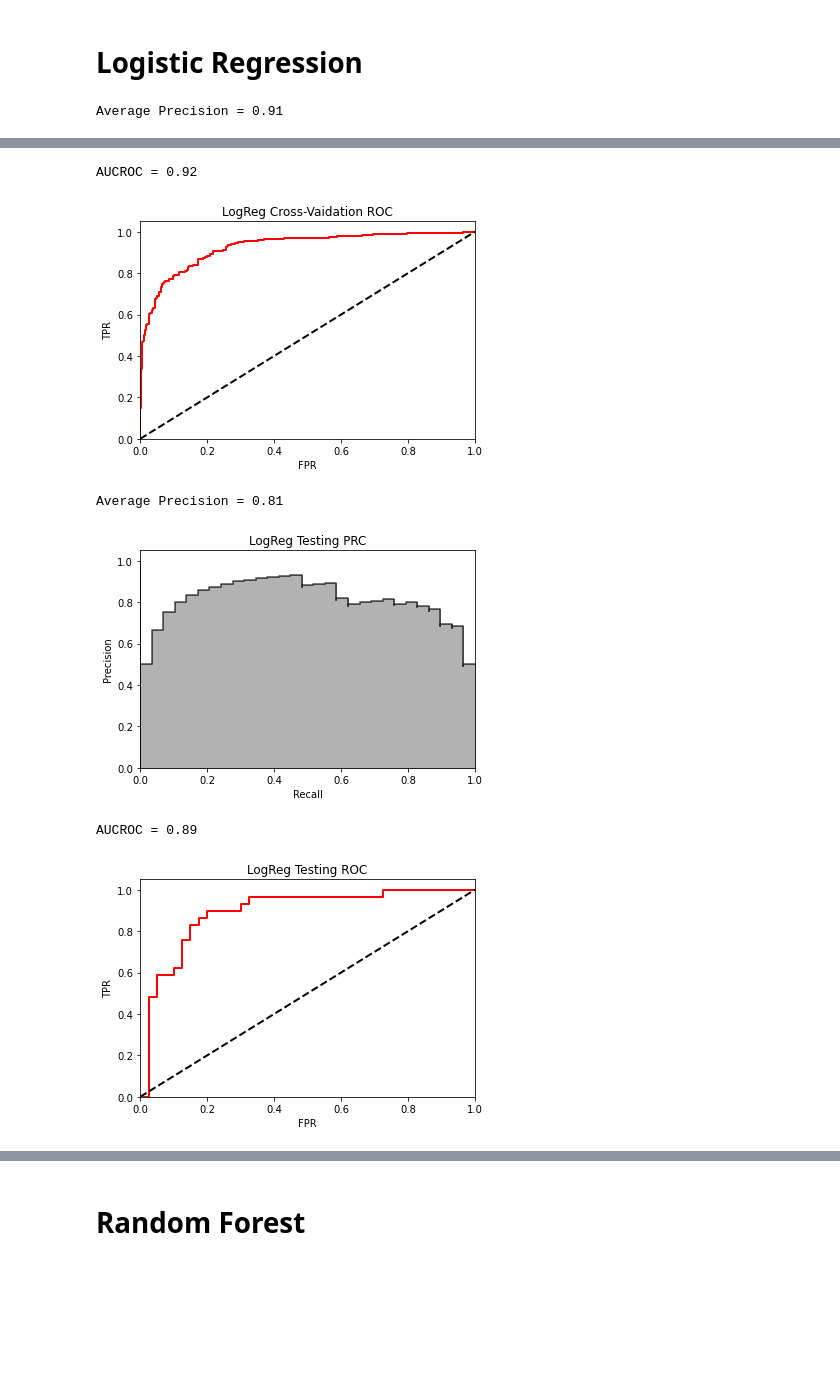
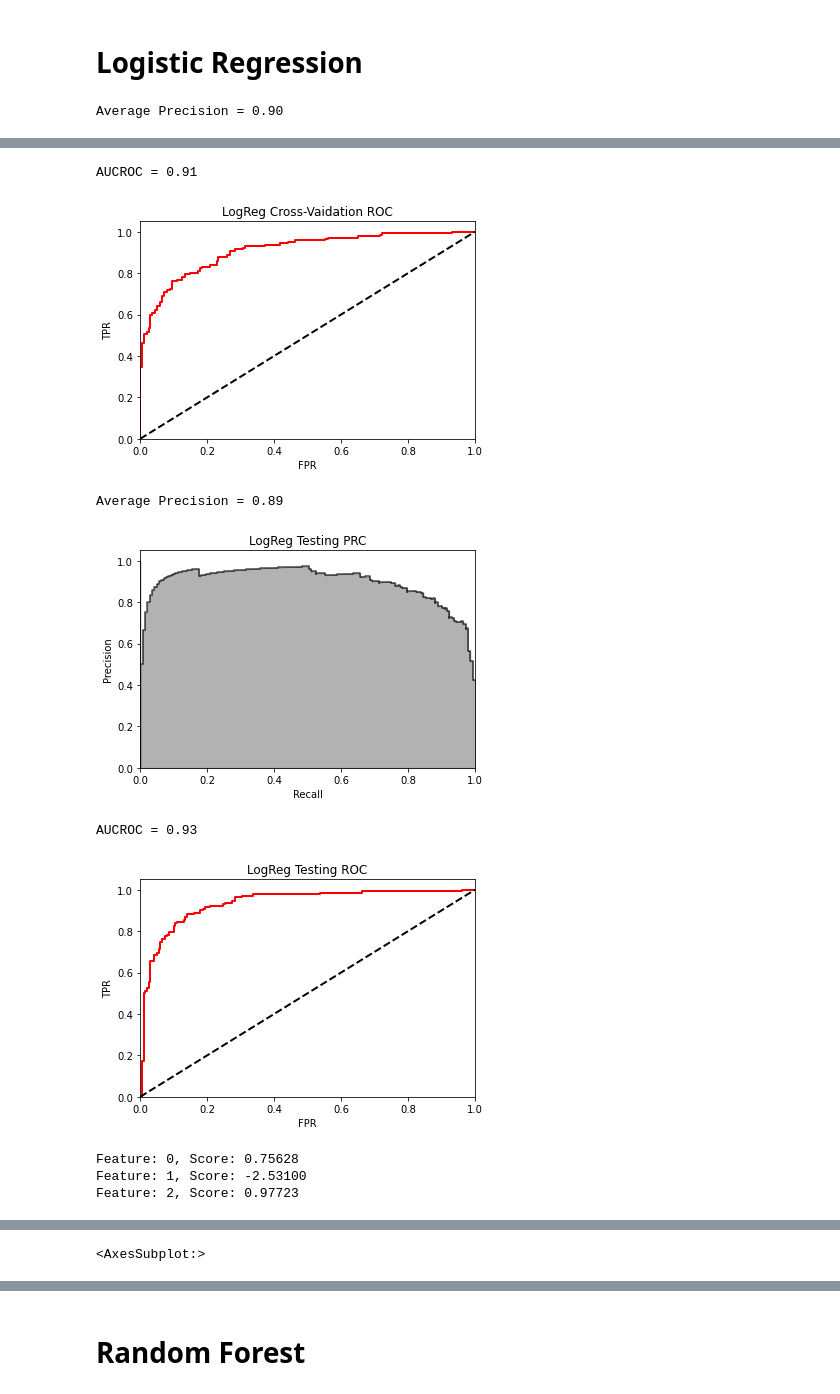
Before and after one commit to fellipepf/final-project-datascience-mtu, a Jupyter notebook: code/paper_baseline_experiment/baseline-experiments.ipynb, the cells around one changed output, grey strips where cells are left out. Saved outputs shown, nothing was run; the diff lists cells and outputs as text; code cells hidden in the pictures; blank space fills up the shorter version.

Commit message:
feature importance in baseline-experiments.ipynb notebook

```diff
--- a/code/paper_baseline_experiment/baseline-experiments.ipynb
+++ b/code/paper_baseline_experiment/baseline-experiments.ipynb
@@ -65,7 +67,7 @@ dataX.loc[:, dataX.columns] = scaler.fit_transform(dataX[dataX.columns])
 X_TRAIN, X_TEST, Y_TRAIN, Y_TEST = train_test_split(
     dataX,
     dataY,
-    test_size=0.10,
+    test_size=0.5,
     random_state=2019,
     stratify=dataY
 )
@@ -161,10 +163,25 @@ logreg = LogisticRegression( **_PARAMS_LORGREG )
 logreg, logreg_y_preds, logreg_y_trues = model_predict_k_fold( logreg_train_func, logreg_pred_func, logreg )
 logreg_test_preds = logreg_pred_func( logreg, X_TEST )
 
+#precision-recall curves (PRC)
+#Receiver-operator curves (ROC)
 plot_prc_curve( logreg_y_preds, logreg_y_trues, "LogReg Cross-Vaidation PRC" )
 plot_roc_curve( logreg_y_preds, logreg_y_trues, "LogReg Cross-Vaidation ROC" )
 
 plot_prc_curve( logreg_test_preds, Y_TEST, "LogReg Testing PRC" )
 plot_roc_curve( logreg_test_preds, Y_TEST, "LogReg Testing ROC" )
+
+# get importance
+importance = logreg.coef_[0]
+# summarize feature importance
+for i,v in enumerate(importance):
+	print('Feature: %0d, Score: %.5f' % (i,v))
+# plot feature importance
+pyplot.bar([x for x in range(len(importance))], importance)
+pyplot.show()
+
+(pd.Series(logreg.coef_[0], index=X_TRAIN.columns)
+   .nlargest(4)
+   .plot(kind='barh'))
 # %% [output]
-Average Precision = 0.91
+Average Precision = 0.90
@@ -172,6 +189,9 @@ Average Precision = 0.91
-AUCROC = 0.92
+AUCROC = 0.91
-[figure, old version]
+[figure, new version]
-Average Precision = 0.81
+Average Precision = 0.89
-[figure, old version]
+[figure, new version]
-AUCROC = 0.89
+AUCROC = 0.93
-[figure, old version]
+[figure, new version]
+Feature: 0, Score: 0.75628
+Feature: 1, Score: -2.53100
+Feature: 2, Score: 0.97723
@@ -177,0 +199 @@ AUCROC = 0.89
+<AxesSubplot:>
```
Also changed, not shown: parts of 9 cells of this notebook.
